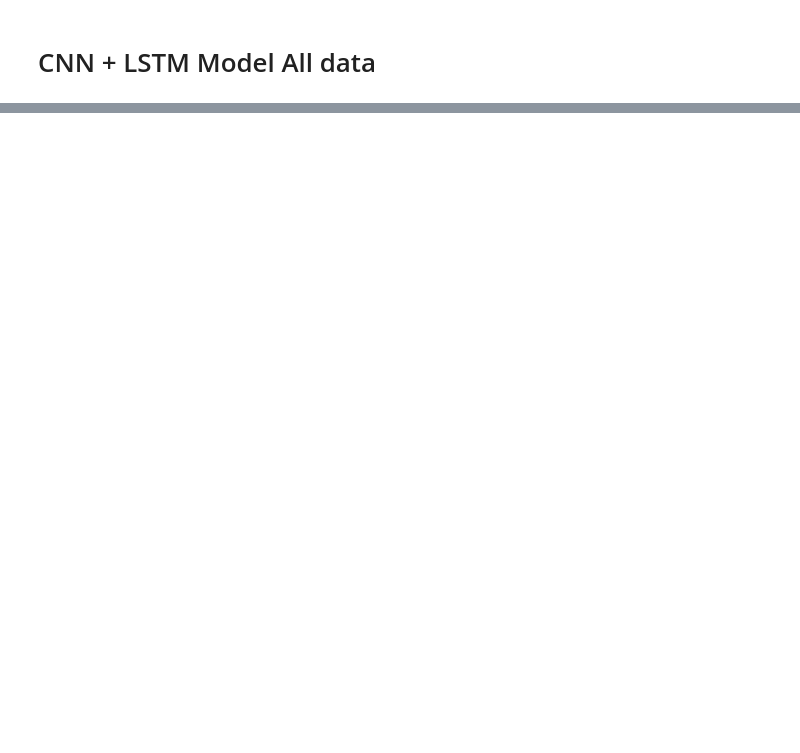
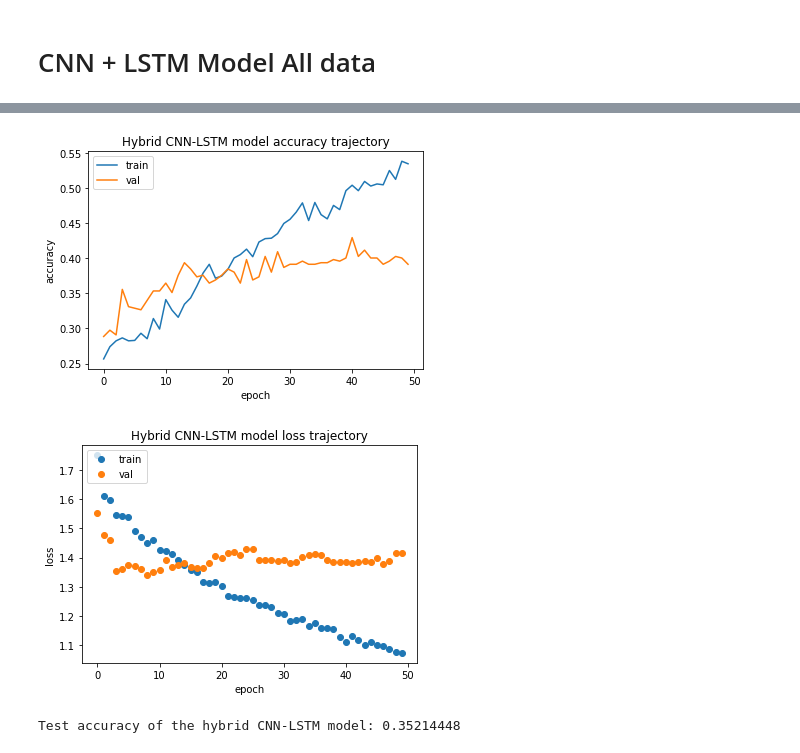
Before and after one commit to ronakkaoshik42/EEG_action_classification, a Jupyter notebook: LSTM_one_subject_EEG_loading.ipynb, the cells around one changed output, grey strips where cells are left out. Saved outputs shown, nothing was run; the diff lists cells and outputs as text; code cells hidden in the pictures; blank space fills up the shorter version.

```diff
--- a/LSTM_one_subject_EEG_loading.ipynb
+++ b/LSTM_one_subject_EEG_loading.ipynb
@@ -625,0 +682,13 @@ Test accuracy of the basic CNN model: 0.6455982
+# %%
+x_train_gru = x_train.reshape((1668,1000,22))
+y_train_gru = y_train
+
+x_valid_gru = x_valid.reshape((447,1000,22))
+y_valid_gru = y_valid
+
+x_test_gru = x_test.reshape((443,1000,22))
+y_test_gru = y_test
+# %%
+history = gru_model.fit(x_train_gru, y_train_gru,
+                    batch_size=128, epochs=50, shuffle=True,
+                    validation_data=(x_valid_gru, y_valid_gru))#, callbacks=callbacks_list)
@@ -625,0 +713,30 @@ Test accuracy of the basic CNN model: 0.6455982
+# %%
+import matplotlib.pyplot as plt
+
+# Plotting accuracy trajectory
+plt.plot(history.history['accuracy'])
+plt.plot(history.history['val_accuracy'])
+plt.title('Hybrid CNN-LSTM model accuracy trajectory')
+plt.ylabel('accuracy')
+plt.xlabel('epoch')
+plt.legend(['train', 'val'], loc='upper left')
+plt.show()
+
+# Plotting loss trajectory
+plt.plot(history.history['loss'],'o')
+plt.plot(history.history['val_loss'],'o')
+plt.title('Hybrid CNN-LSTM model loss trajectory')
+plt.ylabel('loss')
+plt.xlabel('epoch')
+plt.legend(['train', 'val'], loc='upper left')
+plt.show()
+# %% [output]
+[figure, added]
+[figure, added]
+# %%
+## Testing the hybrid CNN-LSTM model
+
+gru_score = gru_model.evaluate(x_test_gru, y_test_gru, verbose=0)
+print('Test accuracy of the hybrid CNN-LSTM model:',gru_score[1])
+# %% [output]
+Test accuracy of the hybrid CNN-LSTM model: 0.35214448
```
Also changed, not shown: parts of 14 cells of this notebook.
